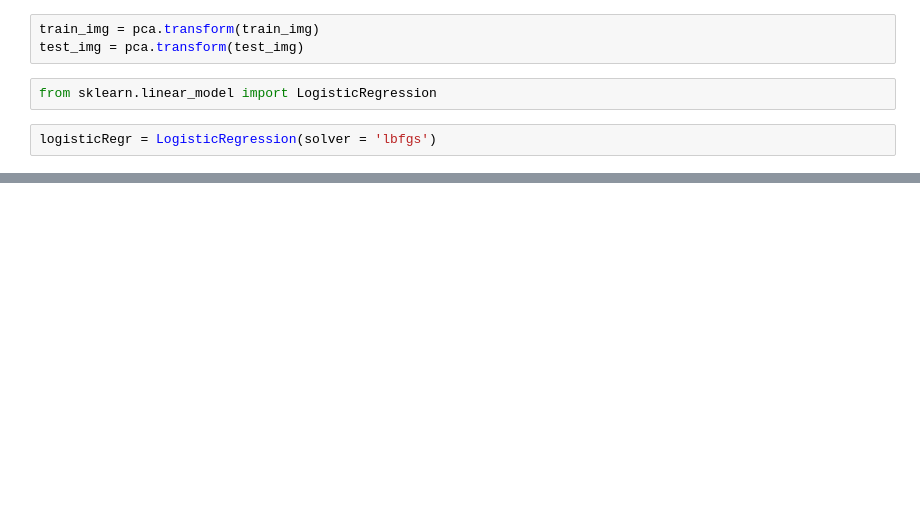
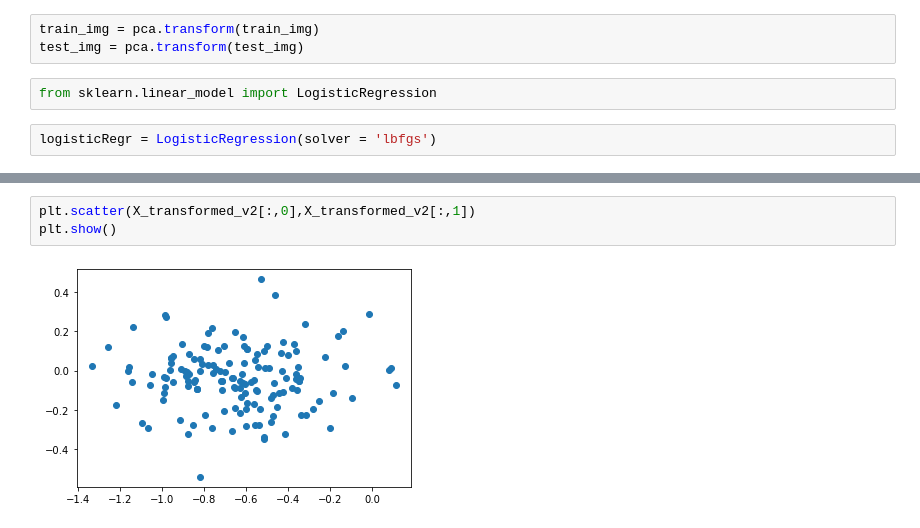
Before and after one commit to sm171190/stats_and_ML, a Jupyter notebook: PCA.ipynb, the cells around one changed output, grey strips where cells are left out. Saved outputs shown, nothing was run; the diff lists cells and outputs as text; blank space fills up the shorter version.

```diff
--- a/PCA.ipynb
+++ b/PCA.ipynb
@@ -236,0 +221,5 @@ logisticRegr.score(test_img, test_lbl)
+# %%
+plt.scatter(X_transformed_v2[:,0],X_transformed_v2[:,1])
+plt.show()
+# %% [output]
+[figure, added]
```
Also changed, not shown: parts of 33 cells of this notebook.
